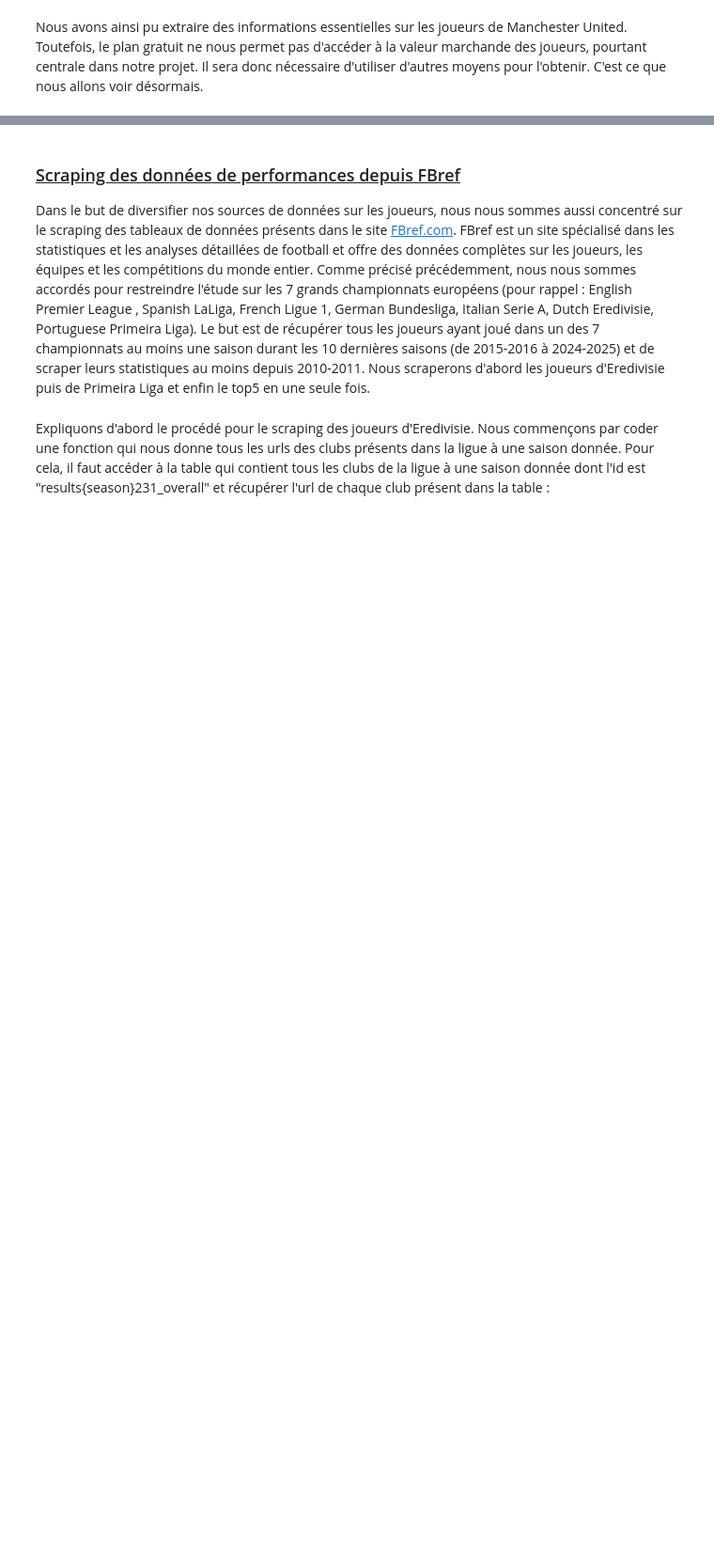
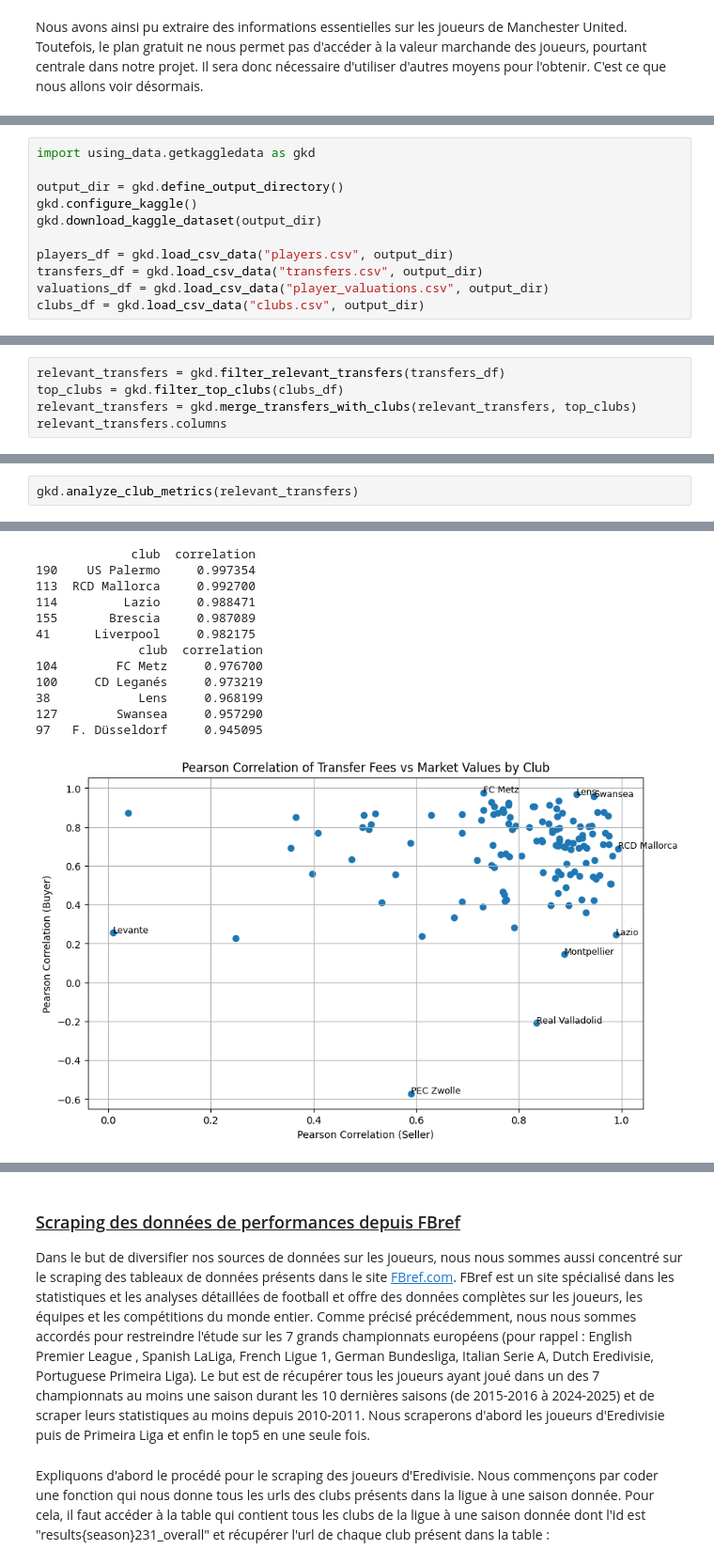
Before and after one commit to romandb21/ModelingFootballValue, a Jupyter notebook: rapport.ipynb, the cells around one changed output, grey strips where cells are left out. Shown at 94% size. Drawn from its saved outputs; the diff is of its cells as text; blank space fills up the shorter version.

Commit message:
rapport Roman partie kaggle

```diff
--- a/rapport.ipynb
+++ b/rapport.ipynb
@@ -113,0 +114,11 @@ Scraping plus court donc à voir si on fait tourner ou pas (question de reproduc
+# %%
+import using_data.getkaggledata as gkd
+
+output_dir = gkd.define_output_directory()
+gkd.configure_kaggle()
+gkd.download_kaggle_dataset(output_dir)
+
+players_df = gkd.load_csv_data("players.csv", output_dir)
+transfers_df = gkd.load_csv_data("transfers.csv", output_dir)
+valuations_df = gkd.load_csv_data("player_valuations.csv", output_dir)
+clubs_df = gkd.load_csv_data("clubs.csv", output_dir)
@@ -113,0 +133,5 @@ Scraping plus court donc à voir si on fait tourner ou pas (question de reproduc
+# %%
+relevant_transfers = gkd.filter_relevant_transfers(transfers_df)
+top_clubs = gkd.filter_top_clubs(clubs_df)
+relevant_transfers = gkd.merge_transfers_with_clubs(relevant_transfers, top_clubs)
+relevant_transfers.columns
@@ -113,0 +161,3 @@ Scraping plus court donc à voir si on fait tourner ou pas (question de reproduc
+# %%
+gkd.analyze_club_metrics(relevant_transfers)
+# %% [output]
@@ -113,0 +181,13 @@ Scraping plus court donc à voir si on fait tourner ou pas (question de reproduc
+             club  correlation
+190    US Palermo     0.997354
+113  RCD Mallorca     0.992700
+114         Lazio     0.988471
+155       Brescia     0.987089
+41      Liverpool     0.982175
+              club  correlation
+104        FC Metz     0.976700
+100     CD Leganés     0.973219
+38            Lens     0.968199
+127        Swansea     0.957290
+97   F. Düsseldorf     0.945095
+[figure, added]
```
Also changed, not shown: parts of 11 cells of this notebook, 2 other files.
